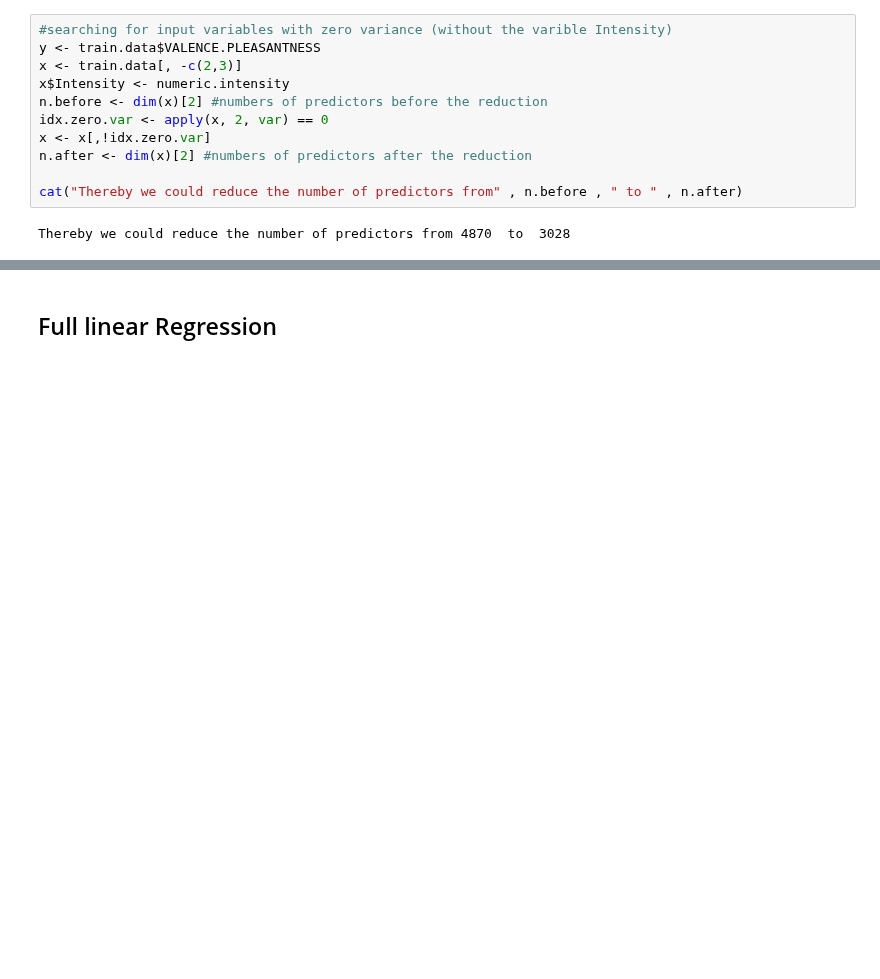
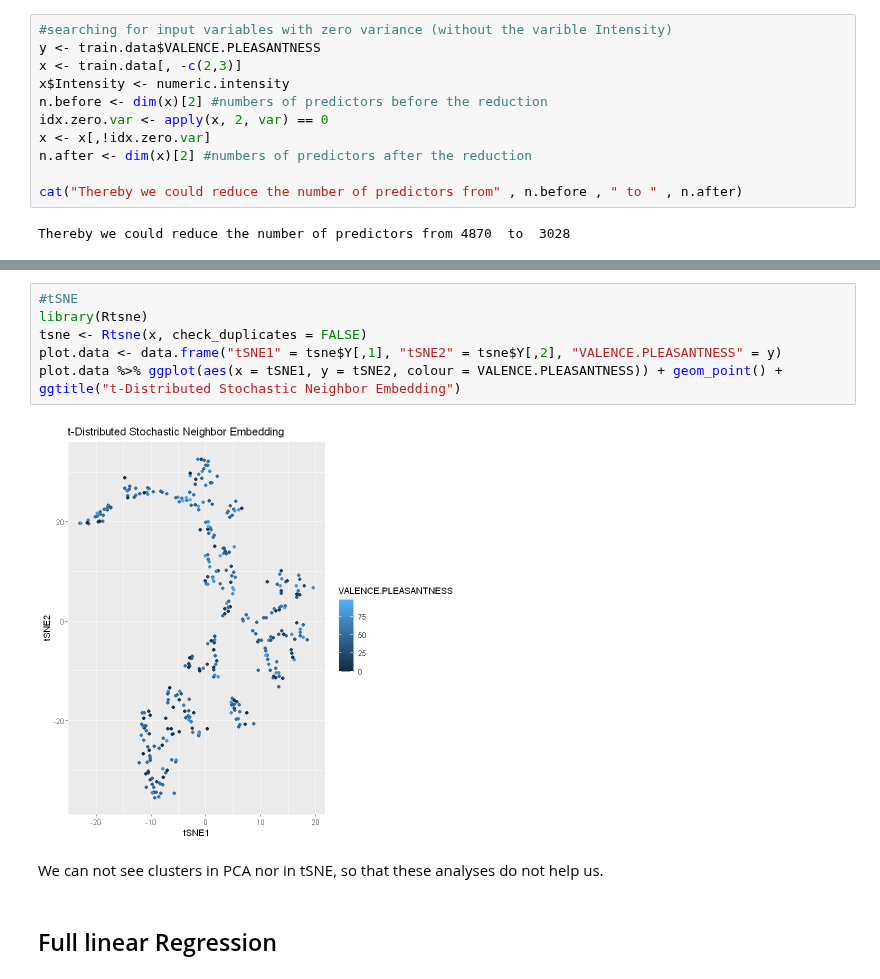
Before and after one commit to BenoitDelec/BIO-322--Predicting-odour-pleasantness-using-ML, a Jupyter notebook: src/Exploration.ipynb, the cells around one changed output, grey strips where cells are left out. Drawn from its saved outputs; the diff is of its cells as text; blank space fills up the shorter version.

```diff
--- a/src/Exploration.ipynb
+++ b/src/Exploration.ipynb
@@ -64,3 +83,13 @@ Thereby we could reduce the number of predictors from 4870  to  3028
+# %%
+#tSNE
+library(Rtsne)
+tsne <- Rtsne(x, check_duplicates = FALSE)
+plot.data <- data.frame("tSNE1" = tsne$Y[,1], "tSNE2" = tsne$Y[,2], "VALENCE.PLEASANTNESS" = y)
+plot.data %>% ggplot(aes(x = tSNE1, y = tSNE2, colour = VALENCE.PLEASANTNESS)) + geom_point() + ggtitle("t-Distributed Stochastic Neighbor Embedding")
+# %% [output]
+[figure, added]
+# %% [markdown]
+We can not see clusters in PCA nor in tSNE, so that these analyses do not help us.
 # %% [markdown]
 ## Full linear Regression
 # %%
```
Also changed, not shown: parts of 4 cells of this notebook.
